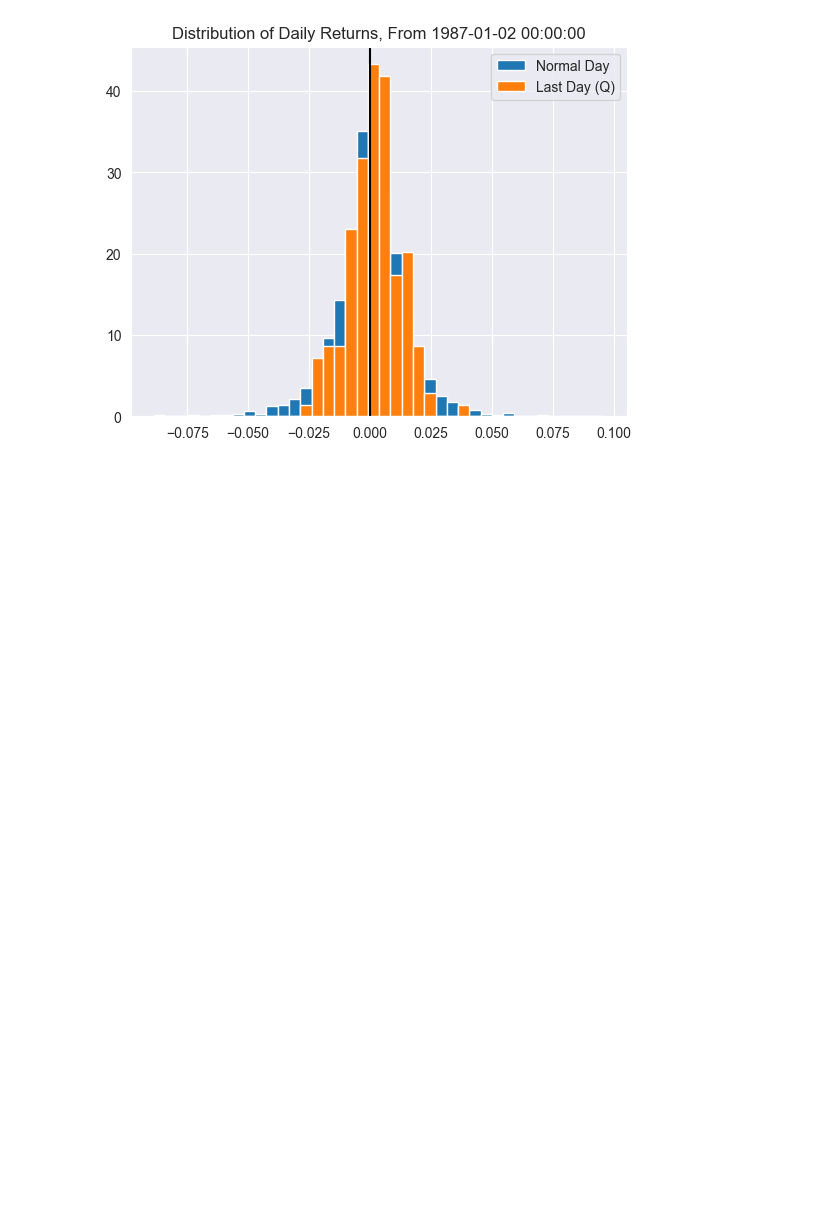
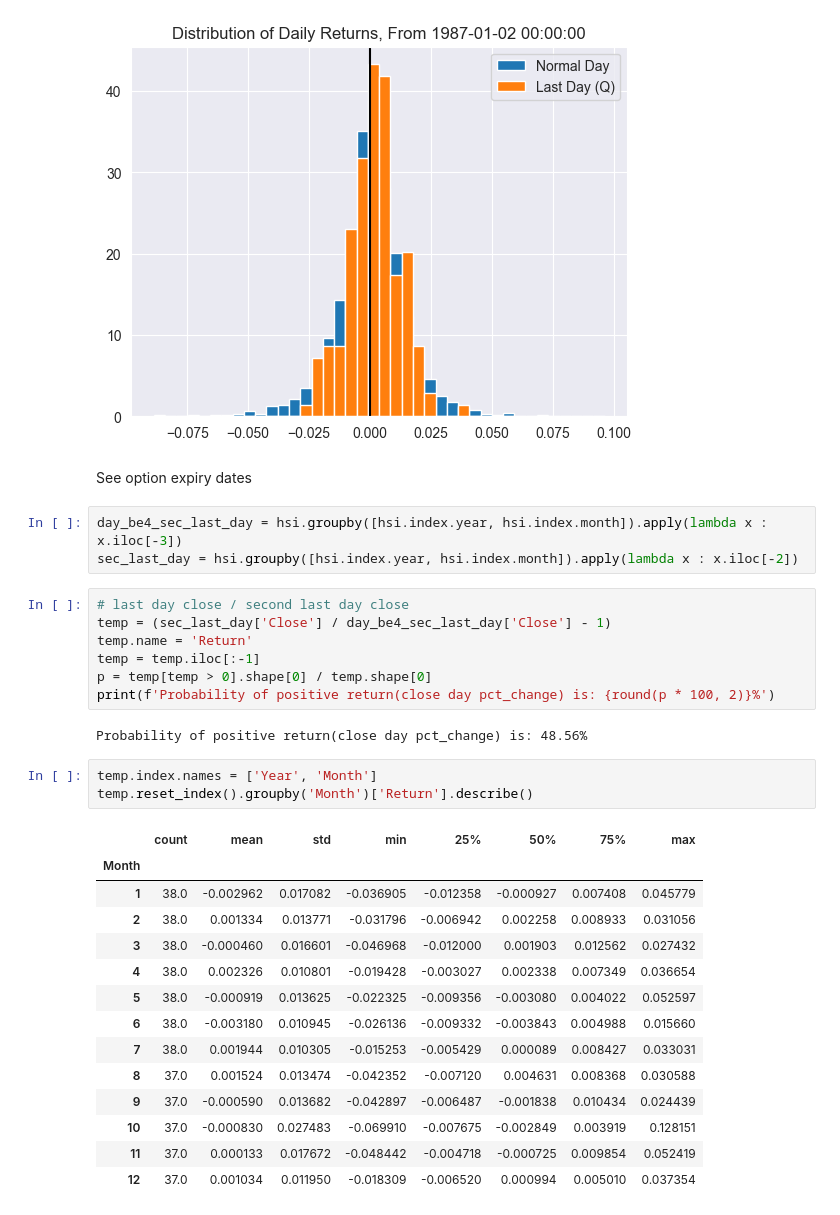
Before and after one commit to Henrywzh/right_time, a Jupyter notebook: window_dressing.ipynb, the cells around one changed output. Cells and saved outputs as stored; diff of their text form; blank space fills up the shorter version.

```diff
--- a/window_dressing.ipynb
+++ b/window_dressing.ipynb
@@ -173,3 +173,35 @@ Probability of positive return(close day pct_change) is: 61.02%
 Probability of positive return(close day pct_change) in a normal day is: 51.54%
 Probability of positive return(close day pct_change) is: 60.0%
 [figure]
+# %% [markdown]
+See option expiry dates
+# %%
+day_be4_sec_last_day = hsi.groupby([hsi.index.year, hsi.index.month]).apply(lambda x : x.iloc[-3])
+sec_last_day = hsi.groupby([hsi.index.year, hsi.index.month]).apply(lambda x : x.iloc[-2])
+# %%
+# last day close / second last day close
+temp = (sec_last_day['Close'] / day_be4_sec_last_day['Close'] - 1)
+temp.name = 'Return'
+temp = temp.iloc[:-1]
+p = temp[temp > 0].shape[0] / temp.shape[0]
+print(f'Probability of positive return(close day pct_change) is: {round(p * 100, 2)}%')
+# %% [output]
+Probability of positive return(close day pct_change) is: 48.56%
+# %%
+temp.index.names = ['Year', 'Month']
+temp.reset_index().groupby('Month')['Return'].describe()
+# %% [output]
+|  | count | mean | std | min | 25% | 50% | 75% | max |
+| Month |  |  |  |  |  |  |  |  |
+| 1 | 38.0 | -0.002962 | 0.017082 | -0.036905 | -0.012358 | -0.000927 | 0.007408 | 0.045779 |
+| 2 | 38.0 | 0.001334 | 0.013771 | -0.031796 | -0.006942 | 0.002258 | 0.008933 | 0.031056 |
+| 3 | 38.0 | -0.000460 | 0.016601 | -0.046968 | -0.012000 | 0.001903 | 0.012562 | 0.027432 |
+| 4 | 38.0 | 0.002326 | 0.010801 | -0.019428 | -0.003027 | 0.002338 | 0.007349 | 0.036654 |
+| 5 | 38.0 | -0.000919 | 0.013625 | -0.022325 | -0.009356 | -0.003080 | 0.004022 | 0.052597 |
+| 6 | 38.0 | -0.003180 | 0.010945 | -0.026136 | -0.009332 | -0.003843 | 0.004988 | 0.015660 |
+| 7 | 38.0 | 0.001944 | 0.010305 | -0.015253 | -0.005429 | 0.000089 | 0.008427 | 0.033031 |
+| 8 | 37.0 | 0.001524 | 0.013474 | -0.042352 | -0.007120 | 0.004631 | 0.008368 | 0.030588 |
+| 9 | 37.0 | -0.000590 | 0.013682 | -0.042897 | -0.006487 | -0.001838 | 0.010434 | 0.024439 |
+| 10 | 37.0 | -0.000830 | 0.027483 | -0.069910 | -0.007675 | -0.002849 | 0.003919 | 0.128151 |
+| 11 | 37.0 | 0.000133 | 0.017672 | -0.048442 | -0.004718 | -0.000725 | 0.009854 | 0.052419 |
+| 12 | 37.0 | 0.001034 | 0.011950 | -0.018309 | -0.006520 | 0.000994 | 0.005010 | 0.037354 |
```
